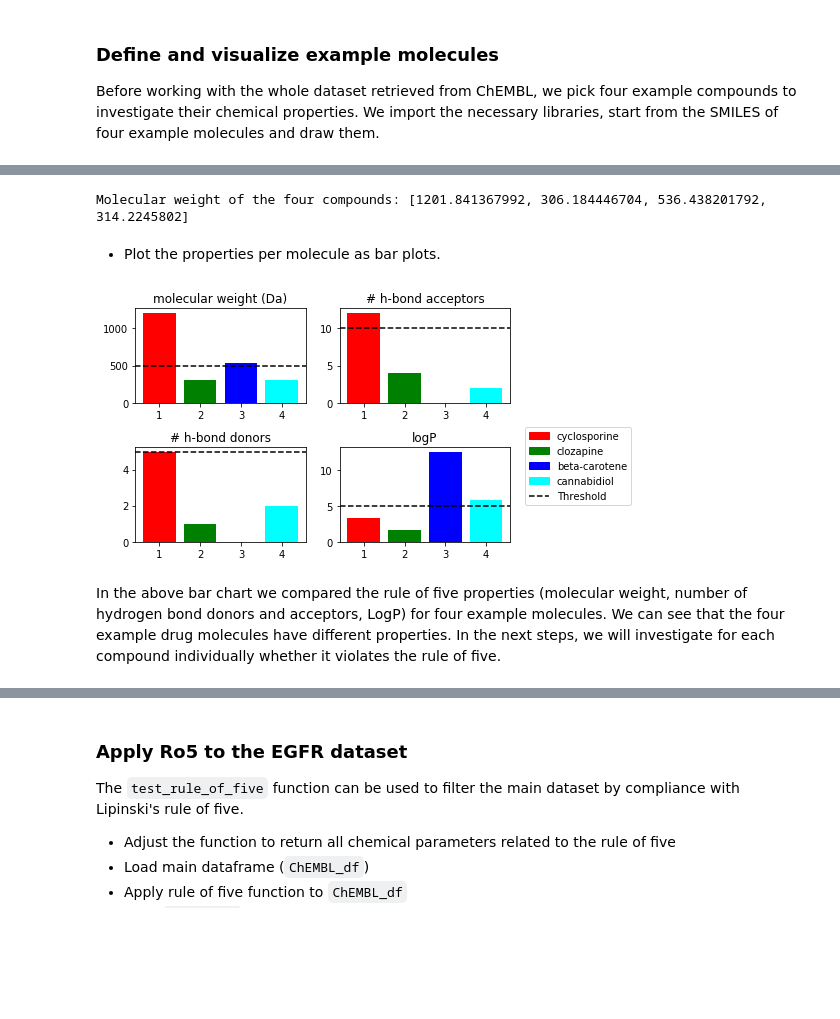
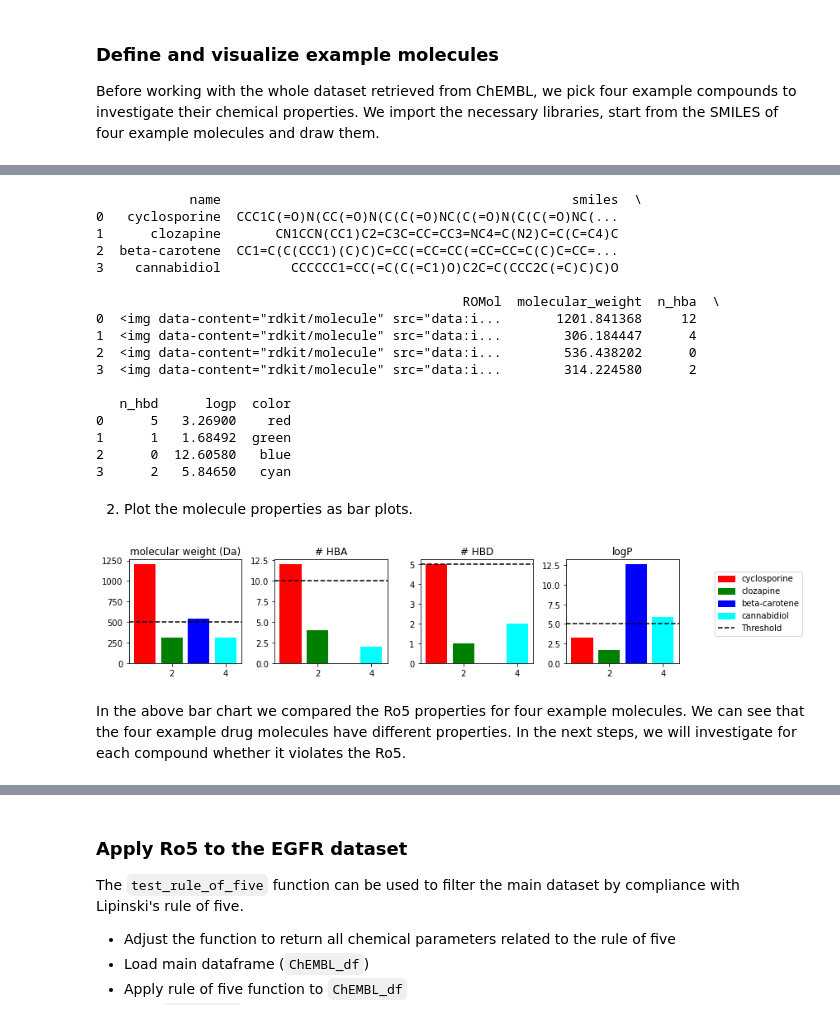
Before and after one commit to volkamerlab/teachopencadd, a Jupyter notebook: teachopencadd/talktorials/002_compound_adme/talktorial.ipynb, the cells around one changed output, grey strips where cells are left out. Drawn from its saved outputs; the diff is of its cells as text; code cells hidden in the pictures; blank space fills up the shorter version.

Commit message:
Code refactoring (up to radar plot)

```diff
--- a/teachopencadd/talktorials/002_compound_adme/talktorial.ipynb
+++ b/teachopencadd/talktorials/002_compound_adme/talktorial.ipynb
@@ -130,0 +125,4 @@ Draw.MolsToGridImage(mol_list, legends=names_list, molsPerRow=4)
+# %%
+molecules = pd.DataFrame({"name": names, "smiles": smiles})
+PandasTools.AddMoleculeColumnToFrame(molecules, "smiles")
+molecules
@@ -138,45 +145,58 @@ The chemical properties relevant for the rule of five are calculated and visuall
-# %%
-MWs = [Descriptors.ExactMolWt(mol) for mol in mol_list]
-HBAs = [Descriptors.NumHAcceptors(mol) for mol in mol_list]
-HBDs = [Descriptors.NumHDonors(mol) for mol in mol_list]
-LogPs = [Descriptors.MolLogP(mol) for mol in mol_list]
-parameters = [MWs, HBAs, HBDs, LogPs]
-print('Molecular weight of the four compounds:',MWs)
-# %% [output]
-Molecular weight of the four compounds: [1201.841367992, 306.184446704, 536.438201792, 314.2245802]
+# %%
+molecules["molecular_weight"] = molecules["ROMol"].apply(Descriptors.ExactMolWt)
+molecules["n_hba"] = molecules["ROMol"].apply(Descriptors.NumHAcceptors)
+molecules["n_hbd"] = molecules["ROMol"].apply(Descriptors.NumHDonors)
+molecules["logp"] = molecules["ROMol"].apply(Descriptors.MolLogP)
+molecules["color"] = ["red", "green", "blue", "cyan"]
+molecules
+# %% [output]
+            name                                             smiles  \
+0   cyclosporine  CCC1C(=O)N(CC(=O)N(C(C(=O)NC(C(=O)N(C(C(=O)NC(...
+1      clozapine       CN1CCN(CC1)C2=C3C=CC=CC3=NC4=C(N2)C=C(C=C4)C
+2  beta-carotene  CC1=C(C(CCC1)(C)C)C=CC(=CC=CC(=CC=CC=C(C)C=CC=...
+3    cannabidiol         CCCCCC1=CC(=C(C(=C1)O)C2C=C(CCC2C(=C)C)C)O
+
+                                               ROMol  molecular_weight  n_hba  \
+0  <img data-content="rdkit/molecule" src="data:i...       1201.841368     12
+1  <img data-content="rdkit/molecule" src="data:i...        306.184447      4
+2  <img data-content="rdkit/molecule" src="data:i...        536.438202      0
+3  <img data-content="rdkit/molecule" src="data:i...        314.224580      2
+
+   n_hbd      logp  color
+0      5   3.26900    red
+1      1   1.68492  green
+2      0  12.60580   blue
+3      2   5.84650   cyan
 # %% [markdown]
-* Plot the properties per molecule as bar plots.
+2. Plot the molecule properties as bar plots.
+# %%
+ro5_properties = {
+    "molecular_weight": (500, "molecular weight (Da)"),
+    "n_hba": (10, "# HBA"),
+    "n_hbd": (5, "# HBD"),
+    "logp": (5, "logP"),
+}
 # %%
-# Start 2x2 plot frame
-fig, ((ax1, ax2), (ax3, ax4)) = plt.subplots(nrows=2, ncols=2)
-axes = [ax1, ax2, ax3, ax4]
-x = np.arange(1, len(mol_list)+1)
+# Start 1x4 plot frame
+fig, axes = plt.subplots(figsize=(10, 2.5), nrows=1, ncols=4)
+x = np.arange(1, len(molecules)+1)
 colors = ['red', 'green', 'blue', 'cyan']
 
 # Create subplots
-for index in x-1:
-    axes[index].bar(x, parameters[index], color=colors)
-
-# Add rule of five thresholds as dashed lines
-ax1.axhline(y=500, color="black", linestyle="dashed")
-ax1.set_title("molecular weight (Da)")
-ax2.axhline(y=10, color="black", linestyle="dashed")
-ax2.set_title("# h-bond acceptors")
-ax3.axhline(y=5, color="black", linestyle="dashed")
-ax3.set_title("# h-bond donors")
-ax4.axhline(y=5, color="black", linestyle="dashed")
-ax4.set_title("logP")
+for index, (key, (threshold, title)) in enumerate(ro5_properties.items()):
+    axes[index].bar([1, 2, 3, 4], molecules[key], color=colors)
+    axes[index].axhline(y=threshold, color="black", linestyle="dashed")
+    axes[index].set_title(title)
 
 # Add legend
-legend_elements = [mpatches.Patch(color=colors[i], label=names_list[i]) for i in range(len(mol_list))]
+legend_elements = [mpatches.Patch(color=row["color"], label=row["name"]) for index, row in molecules.iterrows()]
 legend_elements.append(Line2D([0], [0], color="black", ls="dashed", label="Threshold"))
-fig.legend(handles=legend_elements, bbox_to_anchor=(1.25, 0.5))
+fig.legend(handles=legend_elements, bbox_to_anchor=(1.2, 0.8))
 
 # Fit subplots and legend into figure
 plt.tight_layout()
-
 plt.show()
 # %% [output]
-[figure, old version]
+[figure, new version]
 # %% [markdown]
-In the above bar chart we compared the rule of five properties (molecular weight, number of hydrogen bond donors and acceptors, LogP) for four example molecules. We can see that the four example drug molecules have different properties. In the next steps, we will investigate for each compound individually whether it violates the rule of five.
+In the above bar chart we compared the Ro5 properties for four example molecules. We can see that the four example drug molecules have different properties. In the next steps, we will investigate for each compound whether it violates the Ro5.
```
Also changed, not shown: parts of 33 cells of this notebook.
